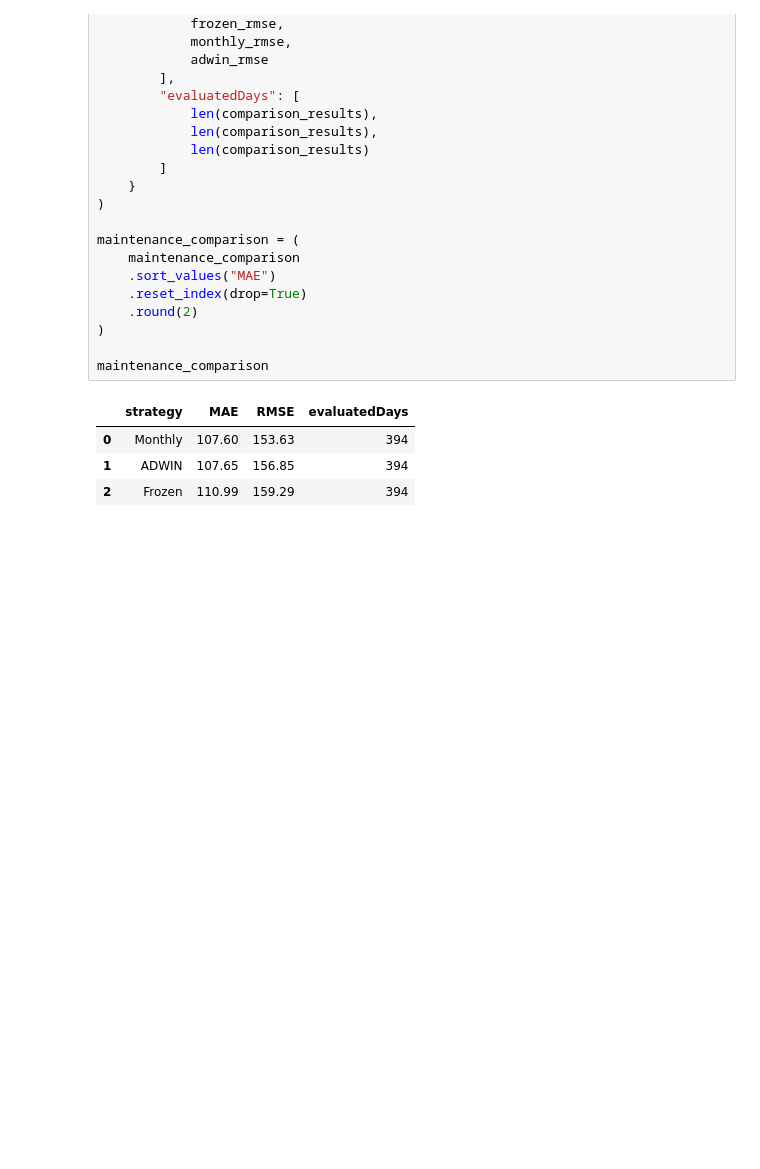
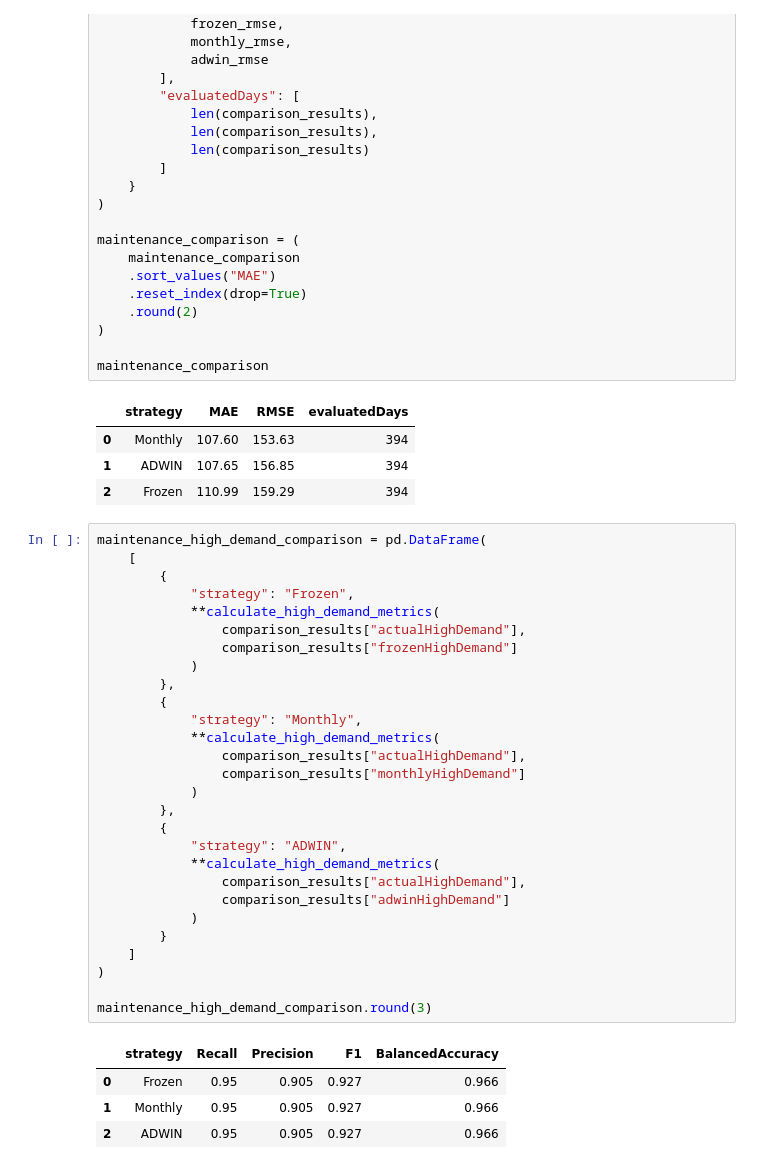
Before and after one commit to mikedalanon/EV-Thesis, a Jupyter notebook: EV_ConceptDriftAware_Thesis.ipynb, the cells around one changed output. Cells and saved outputs as stored; diff of their text form; blank space fills up the shorter version.

```diff
--- a/EV_ConceptDriftAware_Thesis.ipynb
+++ b/EV_ConceptDriftAware_Thesis.ipynb
@@ -1687,3 +1945,36 @@ maintenance_comparison
 | 0 | Monthly | 107.60 | 153.63 | 394 |
 | 1 | ADWIN | 107.65 | 156.85 | 394 |
 | 2 | Frozen | 110.99 | 159.29 | 394 |
+# %%
+maintenance_high_demand_comparison = pd.DataFrame(
+    [
+        {
+            "strategy": "Frozen",
+            **calculate_high_demand_metrics(
+                comparison_results["actualHighDemand"],
+                comparison_results["frozenHighDemand"]
+            )
+        },
+        {
+            "strategy": "Monthly",
+            **calculate_high_demand_metrics(
+                comparison_results["actualHighDemand"],
+                comparison_results["monthlyHighDemand"]
+            )
+        },
+        {
+            "strategy": "ADWIN",
+            **calculate_high_demand_metrics(
+                comparison_results["actualHighDemand"],
+                comparison_results["adwinHighDemand"]
+            )
+        }
+    ]
+)
+
+maintenance_high_demand_comparison.round(3)
+# %% [output]
+|  | strategy | Recall | Precision | F1 | BalancedAccuracy |
+| 0 | Frozen | 0.95 | 0.905 | 0.927 | 0.966 |
+| 1 | Monthly | 0.95 | 0.905 | 0.927 | 0.966 |
+| 2 | ADWIN | 0.95 | 0.905 | 0.927 | 0.966 |
```
Also changed, not shown: parts of 12 cells of this notebook.
